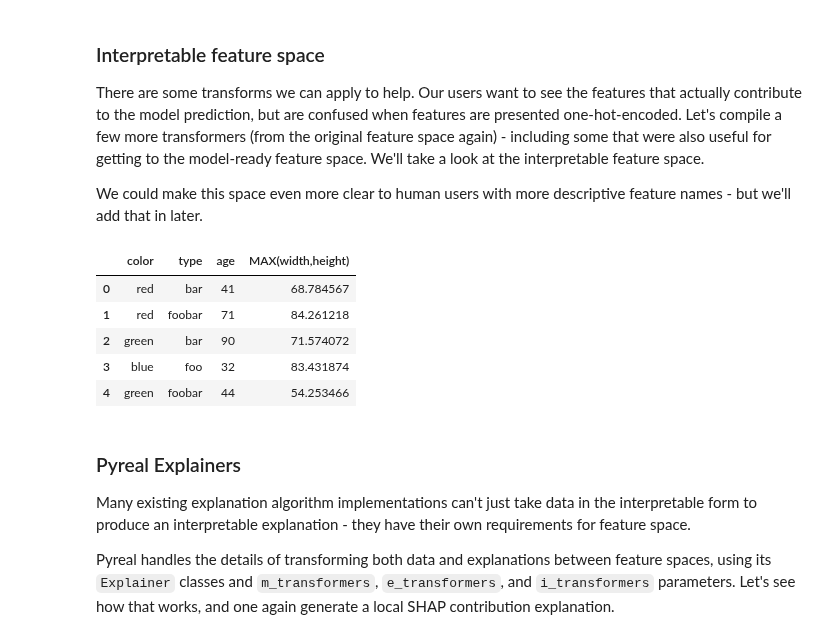
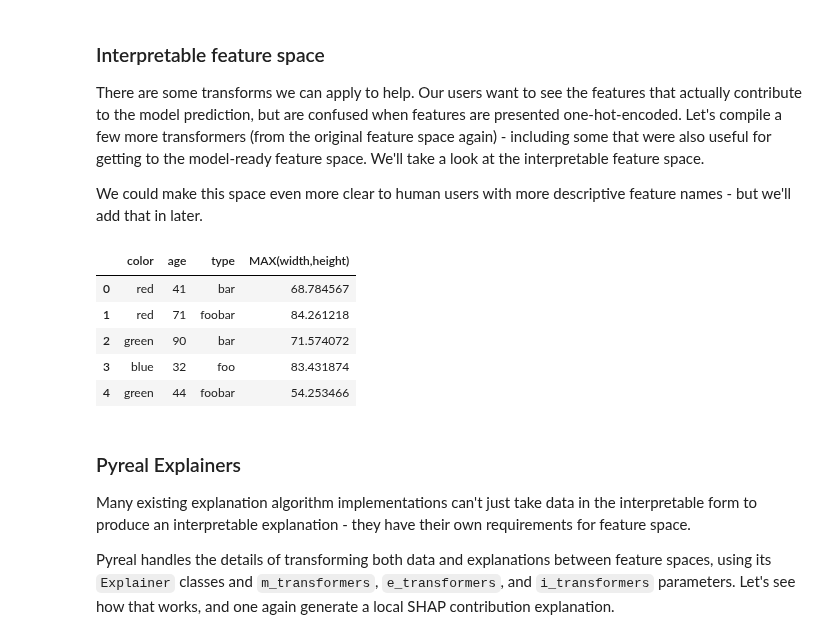
Before and after one commit to sibyl-dev/pyreal, a Jupyter notebook: tutorials/simple_four_spaces/simple_four_spaces_clean.ipynb, the cells around one changed output. Cells and saved outputs as stored; diff of their text form; code cells hidden in the pictures.

```diff
--- a/tutorials/simple_four_spaces/simple_four_spaces_clean.ipynb
+++ b/tutorials/simple_four_spaces/simple_four_spaces_clean.ipynb
@@ -24,7 +24,7 @@ We see that we have five columns, one per piece of information listed above. The
 # %%
 import pandas as pd
 
-data_orig =  pd.read_csv("trinket_data.csv", index_col=0)
+data_orig =  pd.read_csv("trinket_data_orig.csv", index_col=0)
 y_orig = data_orig["price"]
 X_orig = data_orig.drop("price", axis=1)
 
@@ -90,14 +90,13 @@ class MaxAggregator(Transformer):
 
 
 colorTransformer = ColorTransformer(columns = ["color"])
-typeEncoder = OneHotEncoder(columns = ["type"])
 colorEncoder = OneHotEncoder(columns = ["color"])
 maxAggregator = MaxAggregator(columns=["width", "height"])
 featureSelect = FeatureSelectTransformer(['age', 'type_bar', 'type_foo', 'type_foobar',
                                           'color_blue', 'color_green', 'color_red',
                                           'MAX(width,height)'])
 
-model_transformers = [maxAggregator, colorTransformer, colorEncoder, typeEncoder, featureSelect]
+model_transformers = [maxAggregator, colorTransformer, colorEncoder, featureSelect]
 fit_transformers(model_transformers, X_orig)
 X_model = run_transformers(model_transformers, X_orig)
 X_model.head()
@@ -142,21 +141,21 @@ We could make this space even more clear to human users with more descriptive fe
 # %%
 mappings = Mappings.generate_mappings(
     categorical_to_one_hot={"type": {"type_foo": "foo", "type_bar": "bar", "type_foobar": "foobar"}})
 typeDecoder = MappingsOneHotDecoder(mappings)
 colorTransformer = ColorTransformer(columns = ["color"])
 
-interpretable_transformers = [colorTransformer, maxAggregator]
+interpretable_transformers = [typeDecoder, colorTransformer, maxAggregator]
 
 fit_transformers(interpretable_transformers, X_orig)
 X_interpret = run_transformers(interpretable_transformers, X_orig)
 X_interpret.head()
 # %% [output]
-|  | color | type | age | MAX(width,height) |
-| 0 | red | bar | 41 | 68.784567 |
-| 1 | red | foobar | 71 | 84.261218 |
-| 2 | green | bar | 90 | 71.574072 |
-| 3 | blue | foo | 32 | 83.431874 |
-| 4 | green | foobar | 44 | 54.253466 |
+|  | color | age | type | MAX(width,height) |
+| 0 | red | 41 | bar | 68.784567 |
+| 1 | red | 71 | foobar | 84.261218 |
+| 2 | green | 90 | bar | 71.574072 |
+| 3 | blue | 32 | foo | 83.431874 |
+| 4 | green | 44 | foobar | 54.253466 |
 # %% [markdown]
 ### Pyreal Explainers
 
```
Also changed, not shown: parts of 6 cells of this notebook, 3 other files.
